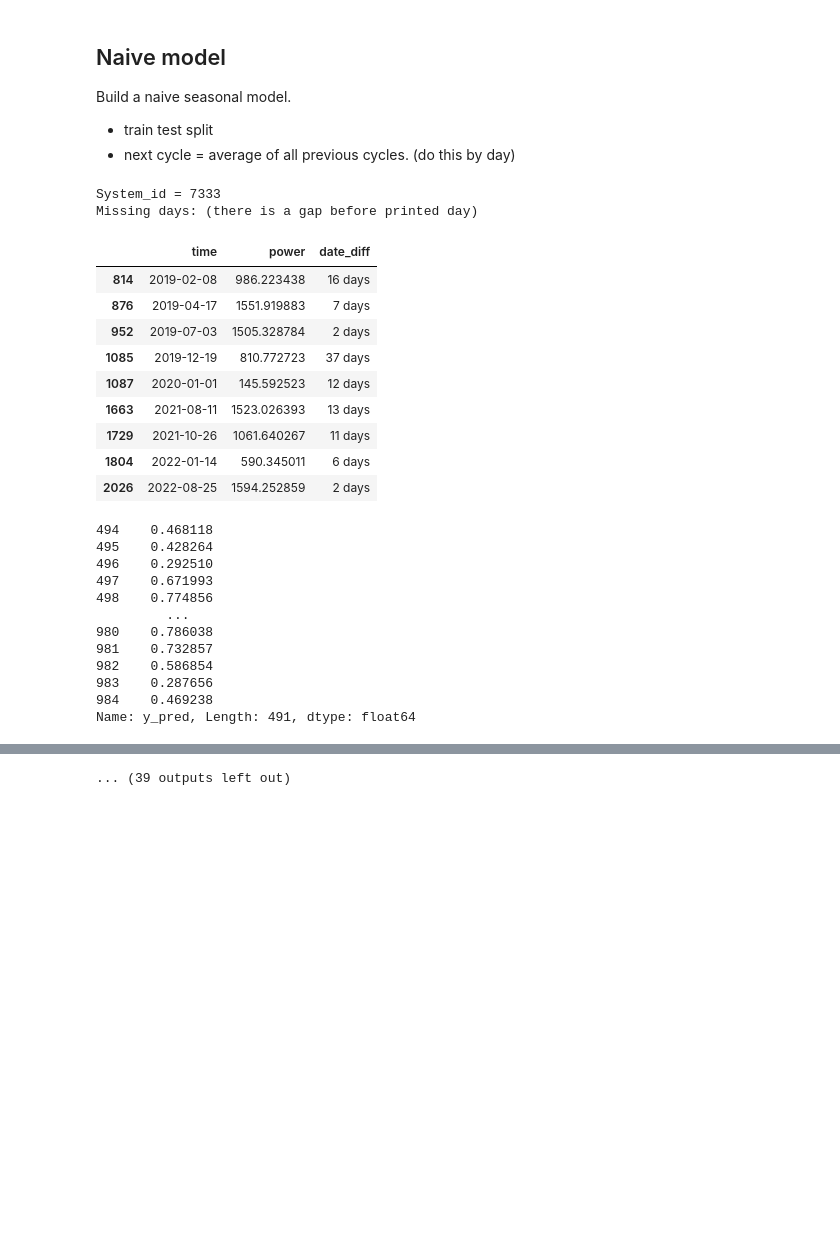
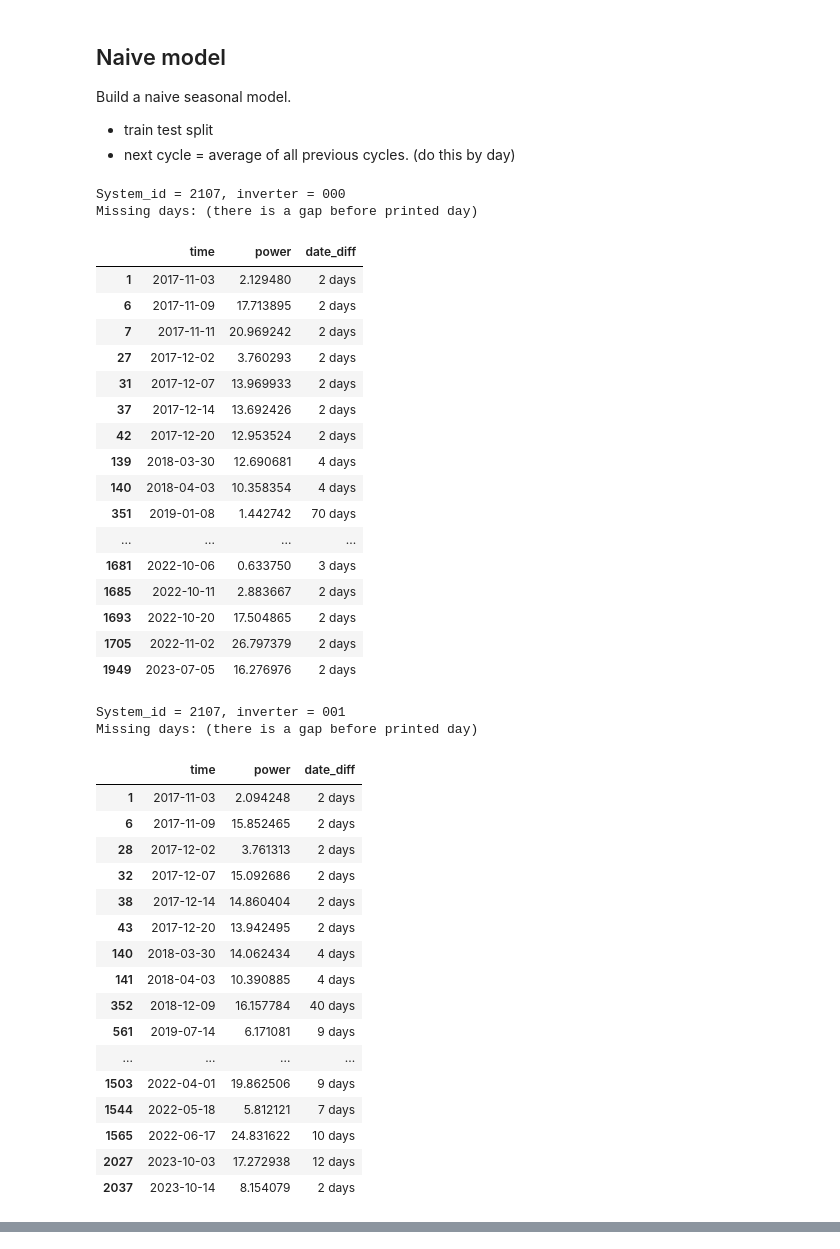
Before and after one commit to Erdos-Projects/predicting-day-ahead-solar-power-production, a Jupyter notebook: notebooks/eda/RS/time-series-EDA.ipynb, the cells around one changed output, grey strips where cells are left out. Saved outputs shown, nothing was run; the diff lists cells and outputs as text; code cells hidden in the pictures; blank space fills up the shorter version.

```diff
--- a/notebooks/eda/RS/time-series-EDA.ipynb
+++ b/notebooks/eda/RS/time-series-EDA.ipynb
@@ -65,5 +65,6 @@ all_datas
 148 rows × 3 columns
 # %%
 #sample 10 of them. Set a random seed too to make this reproducible
-sample_data = all_datas.sample(10, random_state = 10)
-sample_data
+# sample_data = all_datas.sample(148, random_state = 10)
+# sample_data
+sample_data = all_datas
@@ -92,9 +81,8 @@ from extract_and_clean import Clean
 #run it on all of them! -- but with proportions: amount generated/capacity.
 # estimate capacity by using maximum daily average value
 all_errors = np.zeros(len(sample_data))
+systems_missing_checked = []
 for i in range(len(sample_data)):
-
-    #import file from 0th row
 
     #file name
     file_name = str(sample_data.iloc[i,0])+"_"
@@ -105,15 +93,17 @@ for i in range(len(sample_data)):
     file_name = file_name + str(sample_data.iloc[i,2]).zfill(3) + ".csv"
 
     df = pd.read_csv(f'../../../../data_ds_project/systems/prize/prize_cleaned_power/{file_name}')
-    print(f"System_id = {str(sample_data.iloc[i,0])}")
+    #print(f"System_id = {str(sample_data.iloc[i,0])}")
 
     #turn strings into daytime
     df['time'] = pd.to_datetime(df['time'])
 
-    #should check whether there are any skipped days
+    #should check whether there are any skipped days COMMENTING THIS OUT FOR NOW so it doesn't print a bunch
     obj = Clean()
     missing_days = obj.missing_days(df)
-    if len(missing_days)!=0:
+    if (len(missing_days)!=0):
+        print(f"System_id = {sample_data.iloc[i,0]}, inverter = {str(sample_data.iloc[i,2]).zfill(3)}")
+        systems_missing_checked.append(sample_data.iloc[i,0])
         print("Missing days: (there is a gap before printed day)")
         display(missing_days)
 
@@ -124,55 +114,68 @@ for i in range(len(sample_data)):
     #train test split
     X_train = df.iloc[:int(0.8*len(df))]
     X_test = df.iloc[int(0.8*len(df)):]
 
     #k-cross validation, since you gotta
     n_splits = 3
     kfold = TimeSeriesSplit(n_splits = n_splits)
 
     errors = np.zeros(n_splits) #errors array
     for j,(ind_train, ind_ho) in enumerate(kfold.split(X_train)):
         X_tt = X_train.iloc[ind_train]
         X_tt['power'] = X_tt['power']/max
         X_ho = X_train.iloc[ind_ho]
         y_ho = X_train.iloc[ind_ho,2]/max
 
         grouped_data_means = pd.DataFrame(X_tt.groupby(X_tt["time"].dt.strftime("%m-%d"))["power"].mean())
-        #display(grouped_data_means)
         grouped_data_means = grouped_data_means.squeeze()
 
         X_ho["month_day"] = X_ho["time"].dt.strftime("%m-%d")
         X_ho["y_pred"] = X_ho["month_day"].map(grouped_data_means)
         y_pred = X_ho['y_pred']
-        display(y_pred)
+        #display(y_pred)
         y_pred[y_pred.isna()]=0 #some of the days are missing -- likely due to low reader output
 
-        errors[j] = rmse(y_pred, y_ho)
+        errors[j] = mse(y_pred, y_ho)
 
     errors
     all_errors[i] = errors.mean()
 all_errors
 # %% [output]
-System_id = 7333
+System_id = 2107, inverter = 000
 Missing days: (there is a gap before printed day)
 |  | time | power | date_diff |
-| 814 | 2019-02-08 | 986.223438 | 16 days |
-| 876 | 2019-04-17 | 1551.919883 | 7 days |
-| 952 | 2019-07-03 | 1505.328784 | 2 days |
-| 1085 | 2019-12-19 | 810.772723 | 37 days |
-| 1087 | 2020-01-01 | 145.592523 | 12 days |
-| 1663 | 2021-08-11 | 1523.026393 | 13 days |
-| 1729 | 2021-10-26 | 1061.640267 | 11 days |
-| 1804 | 2022-01-14 | 590.345011 | 6 days |
-| 2026 | 2022-08-25 | 1594.252859 | 2 days |
+| 1 | 2017-11-03 | 2.129480 | 2 days |
+| 6 | 2017-11-09 | 17.713895 | 2 days |
+| 7 | 2017-11-11 | 20.969242 | 2 days |
+| 27 | 2017-12-02 | 3.760293 | 2 days |
+| 31 | 2017-12-07 | 13.969933 | 2 days |
+| 37 | 2017-12-14 | 13.692426 | 2 days |
+| 42 | 2017-12-20 | 12.953524 | 2 days |
+| 139 | 2018-03-30 | 12.690681 | 4 days |
+| 140 | 2018-04-03 | 10.358354 | 4 days |
+| 351 | 2019-01-08 | 1.442742 | 70 days |
+| ... | ... | ... | ... |
+| 1681 | 2022-10-06 | 0.633750 | 3 days |
+| 1685 | 2022-10-11 | 2.883667 | 2 days |
+| 1693 | 2022-10-20 | 17.504865 | 2 days |
+| 1705 | 2022-11-02 | 26.797379 | 2 days |
+| 1949 | 2023-07-05 | 16.276976 | 2 days |
-494    0.468118
-495    0.428264
-496    0.292510
-497    0.671993
-498    0.774856
-         ...
-980    0.786038
-981    0.732857
-982    0.586854
-983    0.287656
-984    0.469238
-Name: y_pred, Length: 491, dtype: float64
+System_id = 2107, inverter = 001
+Missing days: (there is a gap before printed day)
+|  | time | power | date_diff |
+| 1 | 2017-11-03 | 2.094248 | 2 days |
+| 6 | 2017-11-09 | 15.852465 | 2 days |
+| 28 | 2017-12-02 | 3.761313 | 2 days |
+| 32 | 2017-12-07 | 15.092686 | 2 days |
+| 38 | 2017-12-14 | 14.860404 | 2 days |
+| 43 | 2017-12-20 | 13.942495 | 2 days |
+| 140 | 2018-03-30 | 14.062434 | 4 days |
+| 141 | 2018-04-03 | 10.390885 | 4 days |
+| 352 | 2018-12-09 | 16.157784 | 40 days |
+| 561 | 2019-07-14 | 6.171081 | 9 days |
+| ... | ... | ... | ... |
+| 1503 | 2022-04-01 | 19.862506 | 9 days |
+| 1544 | 2022-05-18 | 5.812121 | 7 days |
+| 1565 | 2022-06-17 | 24.831622 | 10 days |
+| 2027 | 2023-10-03 | 17.272938 | 12 days |
+| 2037 | 2023-10-14 | 8.154079 | 2 days |
@@ -272 +249,0 @@ Missing days: (there is a gap before printed day)
-... (39 outputs left out)
```
Also changed, not shown: parts of 13 cells of this notebook, 3 other files.
